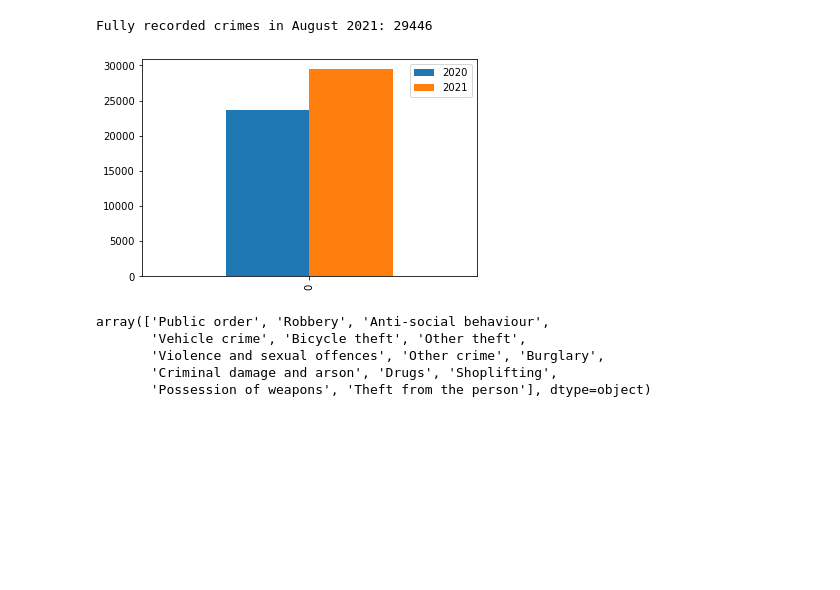
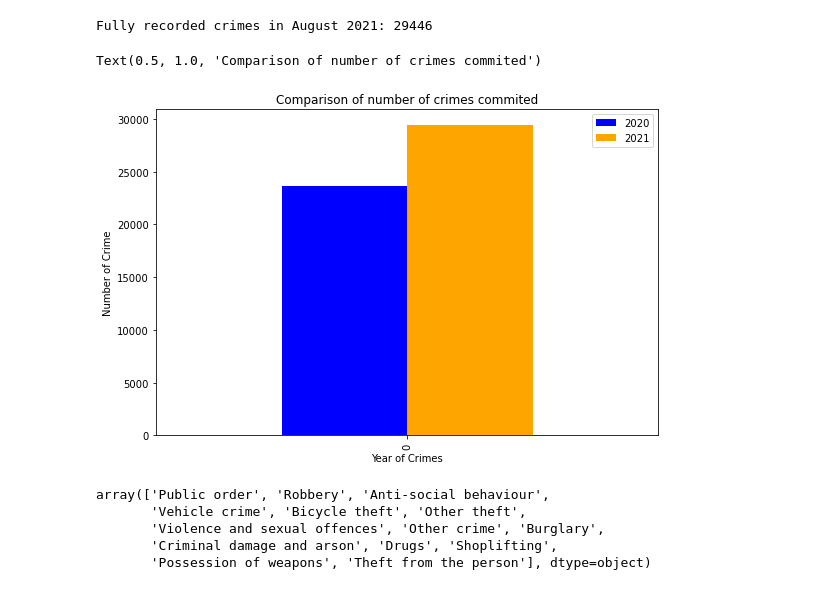
Before and after one commit to hibaa-a/Crime-in-the-West-Midlands, a Jupyter notebook: Crime-Kaz.ipynb, the cells around one changed output. Saved outputs shown, nothing was run; the diff lists cells and outputs as text; code cells hidden in the pictures; blank space fills up the shorter version.

```diff
--- a/Crime-Kaz.ipynb
+++ b/Crime-Kaz.ipynb
@@ -72,13 +72,19 @@ Fully recorded crimes in August 2021: 29446
 # %%
 comparison={
     "2020":main_df.loc[main_df["Month"]=="2020-08"]["Crime ID"].count(),
     "2021":main_df.loc[main_df["Month"]=="2021-08"]["Crime ID"].count()
 }
 comparison=pd.DataFrame([comparison])
-comparison.plot(kind="bar")
-plt.show()
+
+
+bar_plot = comparison.plot.bar( figsize =(9,6), color=["blue", "orange"], rot=90, align='center', linewidth=2),
+plt.xlabel("Year of Crimes")
+plt.ylabel("Number of Crime")
+plt.title("Comparison of number of crimes commited")
+#plt.show()
 # %% [output]
+Text(0.5, 1.0, 'Comparison of number of crimes commited')
-[figure, old version]
+[figure, new version]
 # %%
 main_df["Crime type"].unique()
 # %% [output]
```
Also changed, not shown: parts of 10 cells of this notebook.
